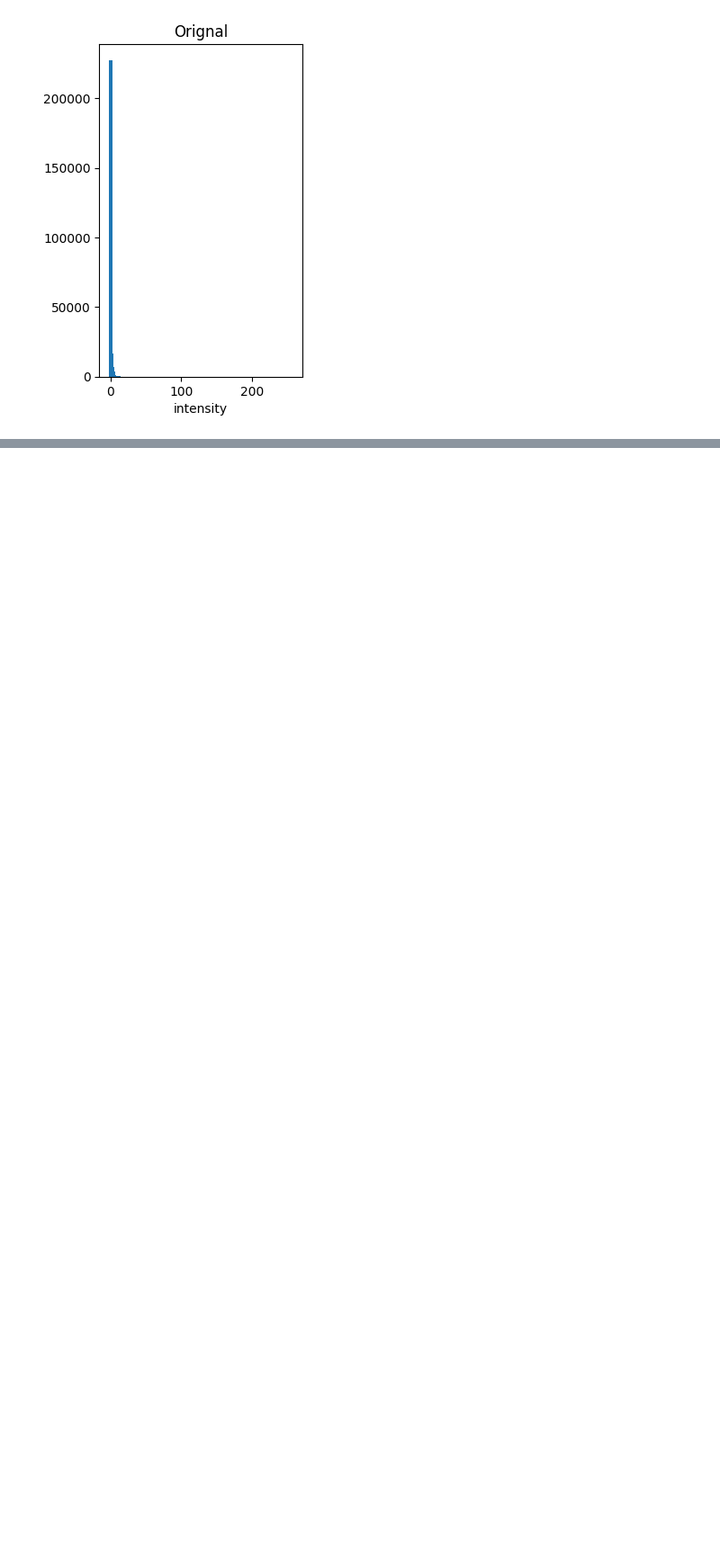
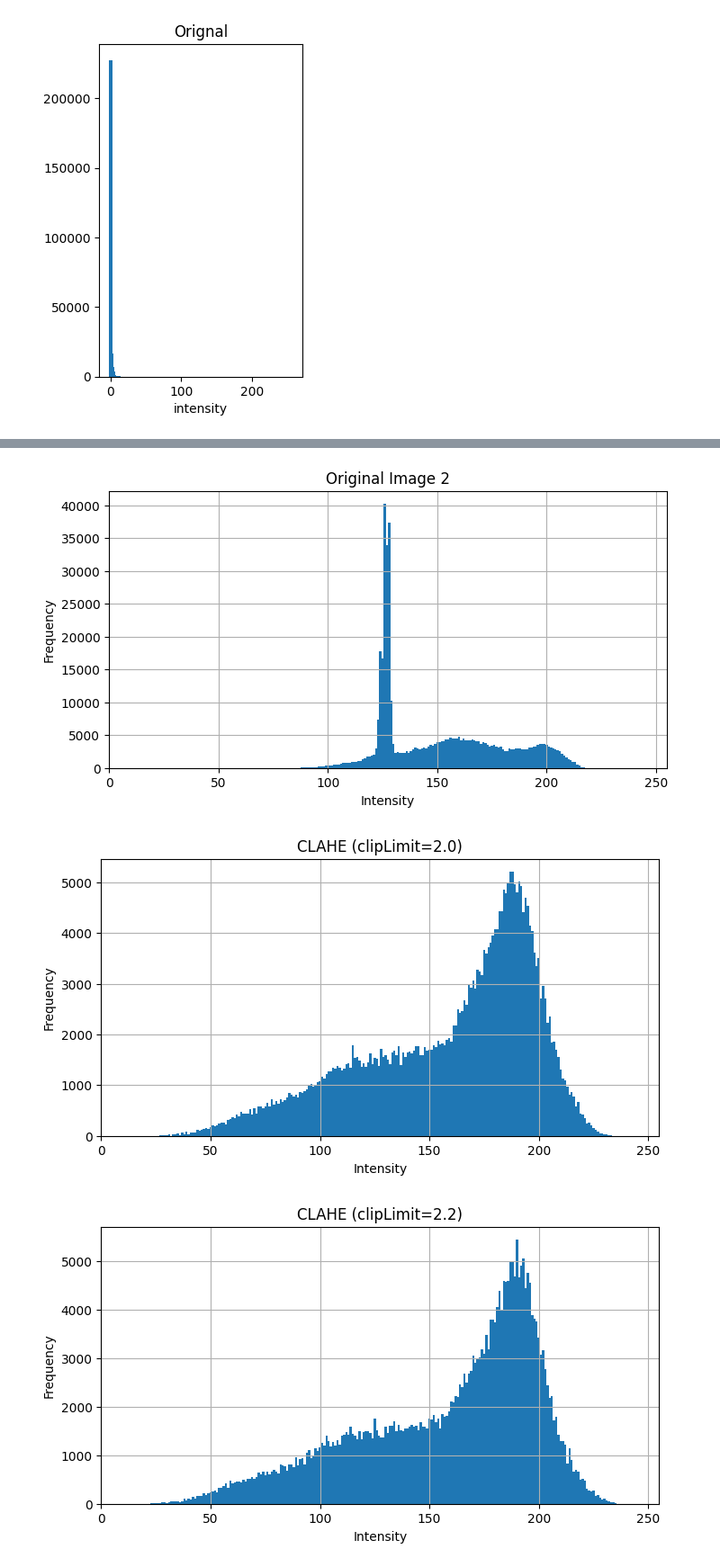
Before and after one commit to adityagupta-apg/knitsmart, a Jupyter notebook: practice.ipynb, the cells around one changed output, grey strips where cells are left out. Shown at 90% size. Drawn from its saved outputs; the diff is of its cells as text; code cells hidden in the pictures; blank space fills up the shorter version.

```diff
--- a/practice.ipynb
+++ b/practice.ipynb
@@ -544,0 +675,50 @@ cv.destroyAllWindows()
+# %%
+import cv2 as cv
+import numpy as np
+import matplotlib.pyplot as plt
+import os
+
+def plot_histogram(image, title):
+    hist = cv.calcHist([image], [0], None, [256], [0, 256])
+    plt.figure(figsize=(8, 4))
+    plt.bar(np.arange(256), hist[:, 0], width=1)
+    plt.title(title)
+    plt.xlabel('Intensity')
+    plt.ylabel('Frequency')
+    plt.xlim([0, 255])
+    plt.grid(True)
+    plt.show()
+
+# Load image in grayscale
+image_path1 = os.path.join( 'Good_image', 'anomaly1_412.jpg')
+image_path2 = os.path.join('Minor_default', '4.jpg')
+image1 = cv.imread(image_path1, cv.IMREAD_GRAYSCALE)
+image2 = cv.imread(image_path2, cv.IMREAD_GRAYSCALE)
+
+# Function to apply CLAHE and display results
+def apply_clahe(image, clip_limit):
+    image=image[:480,:]
+    clahe = cv.createCLAHE(clipLimit=clip_limit, tileGridSize=(8, 8))
+    clahe_img = clahe.apply(image)
+    window_name = f'CLAHE (clipLimit={clip_limit})'
+    cv.imshow(window_name, clahe_img)
+    plot_histogram(clahe_img, window_name)
+
+# Original images and their histograms
+#cv.imshow('Original Image 1', image1)
+#plot_histogram(image1, 'Original Image 1')
+
+cv.imshow('Original Image 2', image2)
+plot_histogram(image2, 'Original Image 2')
+
+# Apply CLAHE with clipLimit values from 1.2 to 2.0
+for clip_limit in np.arange(2.0, 3.1, 0.2):
+    #apply_clahe(image1, clip_limit)
+    apply_clahe(image2, clip_limit)
+
+cv.waitKey(0)
+cv.destroyAllWindows()
+# %% [output]
+[figure, added]
+[figure, added]
+[figure, added]
```
Also changed, not shown: parts of 18 cells of this notebook.
